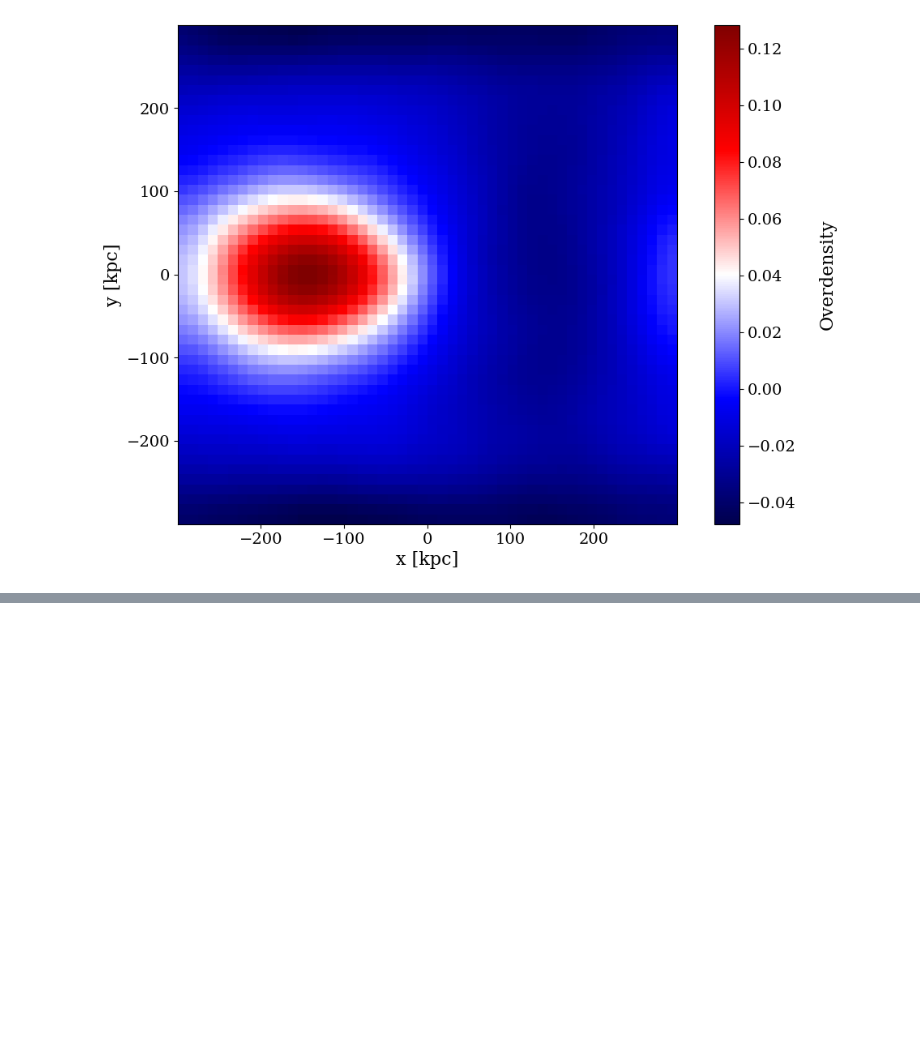
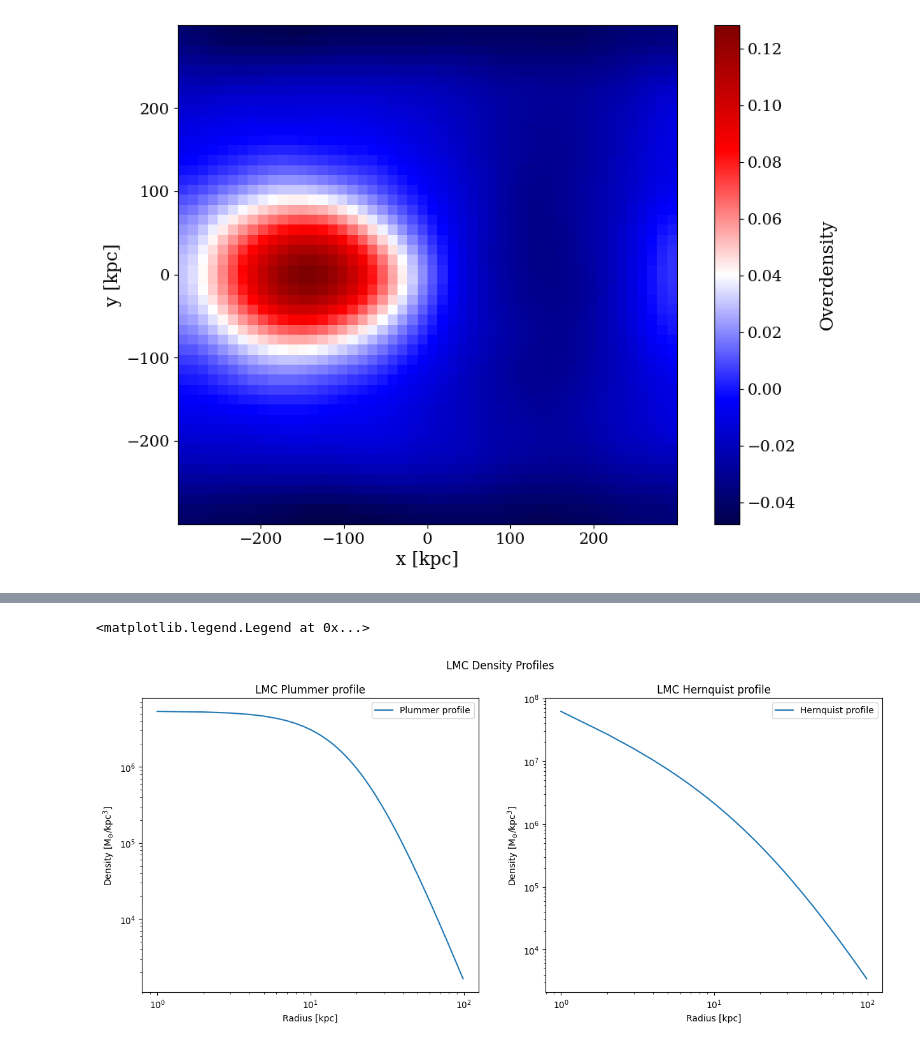
Before and after one commit to TheArchAstronomer/My_thesis, a Jupyter notebook: Plummer_profile.ipynb, the cells around one changed output, grey strips where cells are left out. Saved outputs shown, nothing was run; the diff lists cells and outputs as text; code cells hidden in the pictures; blank space fills up the shorter version.

```diff
--- a/Plummer_profile.ipynb
+++ b/Plummer_profile.ipynb
@@ -63,0 +96,22 @@ plot_OD_gaussian(x, y, (50, 50), 2,'x [kpc]', 'y [kpc]')
+# %%
+fig, axs = plt.subplots(1, 2, figsize=(15, 6))
+fig.suptitle('LMC Density Profiles')
+
+axs[0].plot(r, plummer_density, label='Plummer profile')
+axs[0].set_xscale('log')
+axs[0].set_yscale('log')
+axs[0].set_title('LMC Plummer profile')
+axs[0].set_xlabel('Radius [kpc]')
+axs[0].set_ylabel(r'Density [M$_{\odot}$/kpc$^3$]')
+axs[0].legend()
+
+axs[1].plot(r, hernquist_density, label='Hernquist profile')
+axs[1].set_xscale('log')
+axs[1].set_yscale('log')
+axs[1].set_title('LMC Hernquist profile')
+axs[1].set_xlabel('Radius [kpc]')
+axs[1].set_ylabel(r'Density [M$_{\odot}$/kpc$^3$]')
+axs[1].legend()
+# %% [output]
+<matplotlib.legend.Legend at 0x...>
+[figure, added]
```
Also changed, not shown: parts of 4 cells of this notebook, 1 other file.
